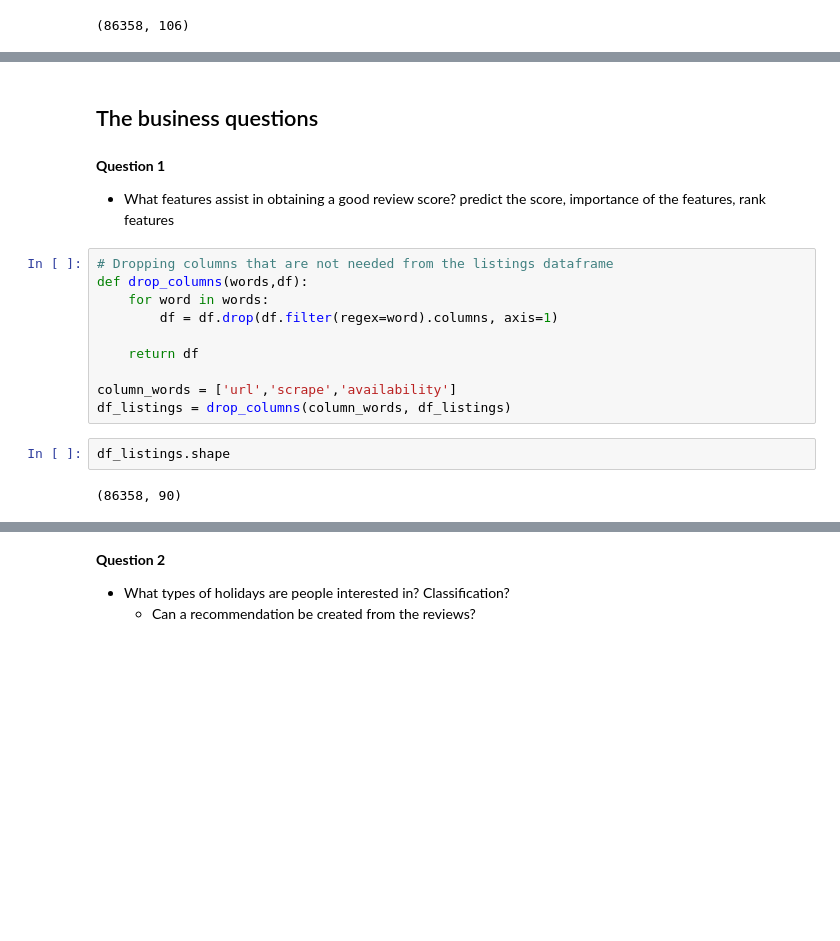
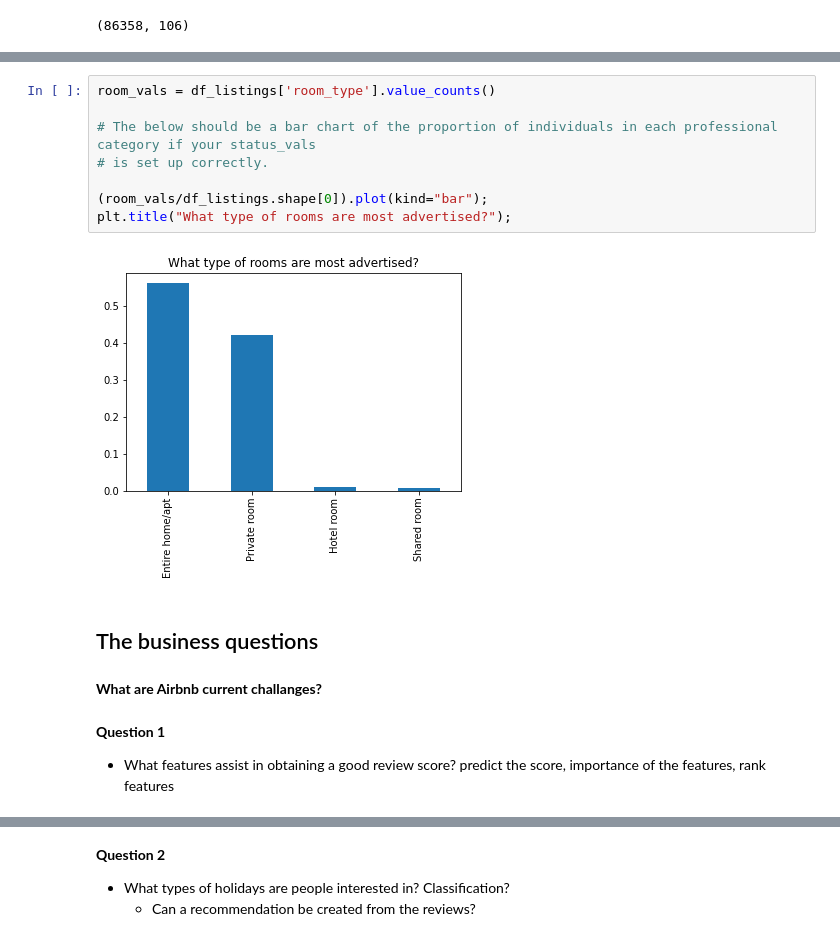
Before and after one commit to waltersmac/Predicting-AirBnB-Prices, a Jupyter notebook: Inside AirbnB - London 2020.ipynb, the cells around one changed output, grey strips where cells are left out. Drawn from its saved outputs; the diff is of its cells as text; blank space fills up the shorter version.

```diff
--- a/Inside AirbnB - London 2020.ipynb
+++ b/Inside AirbnB - London 2020.ipynb
@@ -78,19 +61,17 @@ df_calendar.head()
+# %%
+room_vals = df_listings['room_type'].value_counts()
+
+# The below should be a bar chart of the proportion of individuals in each professional category if your status_vals
+# is set up correctly.
+
+(room_vals/df_listings.shape[0]).plot(kind="bar");
+plt.title("What type of rooms are most advertised?");
+# %% [output]
+[figure, added]
 # %% [markdown]
 ## The business questions
+# %% [markdown]
+**What are Airbnb current challanges?**
 # %% [markdown]
 **Question 1**
 - What features assist in obtaining a good review score? predict the score, importance of the features, rank features
-# %%
-# Dropping columns that are not needed from the listings dataframe
-def drop_columns(words,df):
-    for word in words:
-        df = df.drop(df.filter(regex=word).columns, axis=1)
-
-    return df
-
-column_words = ['url','scrape','availability']
-df_listings = drop_columns(column_words, df_listings)
-# %%
-df_listings.shape
-# %% [output]
-(86358, 90)
```
Also changed, not shown: parts of 38 cells of this notebook.
